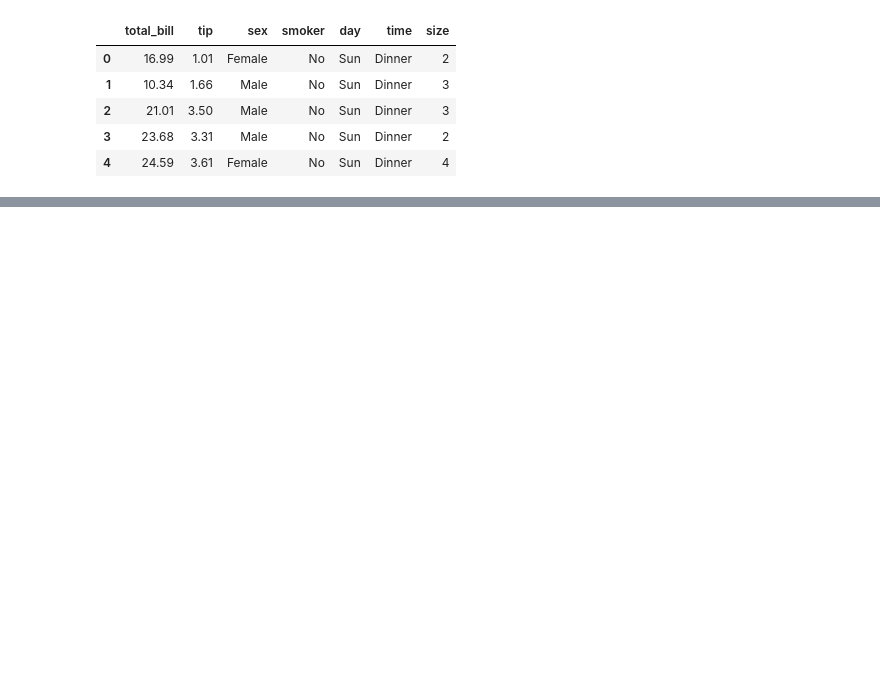
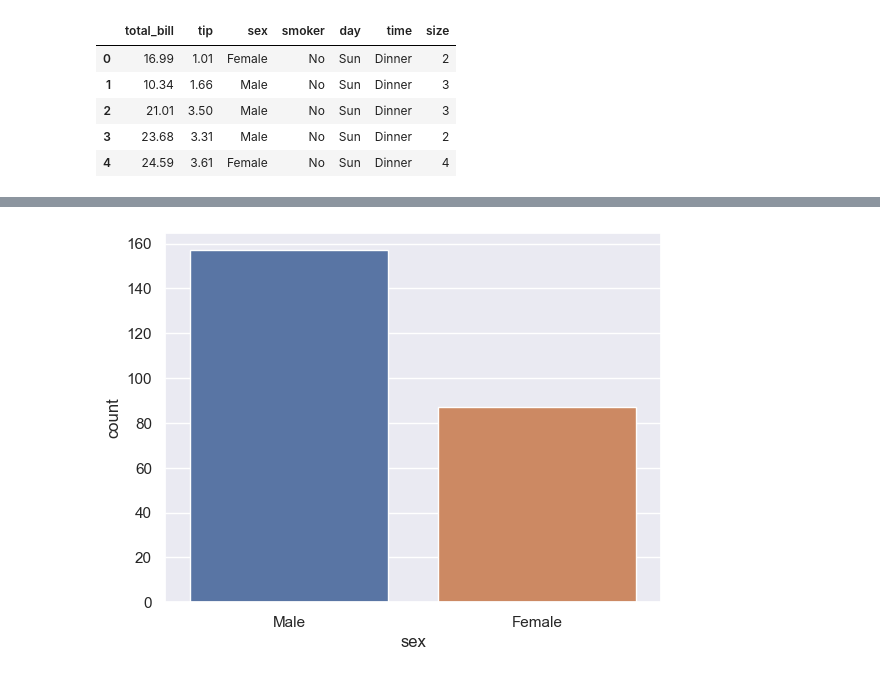
Before and after one commit to TrangTranThu/Python, a Jupyter notebook: Seaborn/Distribution_Plot_Histogram_KDE_Displot.ipynb, the cells around one changed output, grey strips where cells are left out. Saved outputs shown, nothing was run; the diff lists cells and outputs as text; code cells hidden in the pictures; blank space fills up the shorter version.

```diff
--- a/Seaborn/Distribution_Plot_Histogram_KDE_Displot.ipynb
+++ b/Seaborn/Distribution_Plot_Histogram_KDE_Displot.ipynb
@@ -87,0 +102,4 @@ sns.barplot(data=tip_df, x = 'sex', y = 'tip', extimator = np.mean)
+# %%
+sns.countplot(data=tip_df, x = 'sex');
+# %% [output]
+[figure, added]
```
Also changed, not shown: parts of 8 cells of this notebook.
